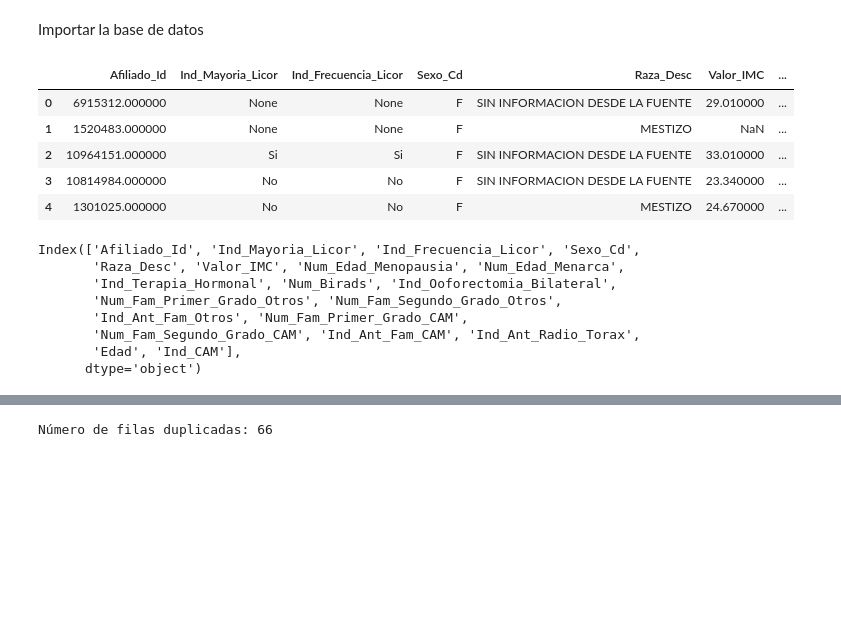
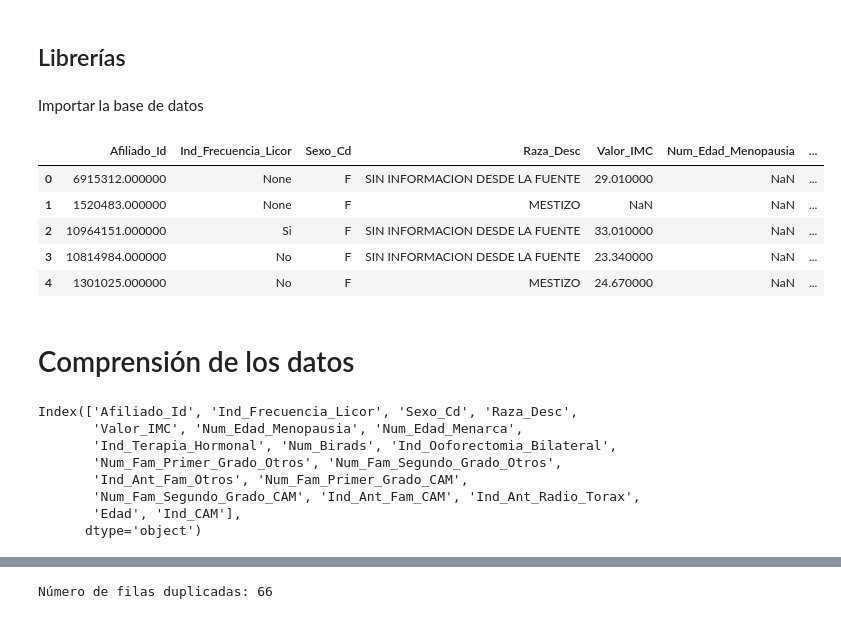
Before and after one commit to jherronr/Modelo_CA_Mama, a Jupyter notebook: Modelo_CA_Mama.ipynb, the cells around one changed output, grey strips where cells are left out. Saved outputs shown, nothing was run; the diff lists cells and outputs as text; code cells hidden in the pictures; blank space fills up the shorter version.

Commit message:
Se termina la comprension de los datos. Se hizo todo el proceso de calidad de datos.

```diff
--- a/Modelo_CA_Mama.ipynb
+++ b/Modelo_CA_Mama.ipynb
@@ -1,3 +8,5 @@
+# %% [markdown]
+## Librerías
 # %%
 import pandas as pd
 import seaborn as sns
@@ -8,21 +18,23 @@ pd.options.display.float_format = '{:.6f}'.format  # Display up to 6 decimal pla
 # %% [markdown]
 Importar la base de datos
 # %%
-data_raw = pd.read_parquet('/content/Data_Ca_Mama.parquet')
+data_raw = pd.read_parquet(r"..\Modelo_CA_Mama\Data_Ca_Mama.parquet", engine='fastparquet')
 data_raw.head()
 # %% [output]
-|  | Afiliado_Id | Ind_Mayoria_Licor | Ind_Frecuencia_Licor | Sexo_Cd | Raza_Desc | Valor_IMC | ... |
-| 0 | 6915312.000000 | None | None | F | SIN INFORMACION DESDE LA FUENTE | 29.010000 | ... |
-| 1 | 1520483.000000 | None | None | F | MESTIZO | NaN | ... |
-| 2 | 10964151.000000 | Si | Si | F | SIN INFORMACION DESDE LA FUENTE | 33.010000 | ... |
-| 3 | 10814984.000000 | No | No | F | SIN INFORMACION DESDE LA FUENTE | 23.340000 | ... |
-| 4 | 1301025.000000 | No | No | F | MESTIZO | 24.670000 | ... |
+|  | Afiliado_Id | Ind_Frecuencia_Licor | Sexo_Cd | Raza_Desc | Valor_IMC | Num_Edad_Menopausia | ... |
+| 0 | 6915312.000000 | None | F | SIN INFORMACION DESDE LA FUENTE | 29.010000 | NaN | ... |
+| 1 | 1520483.000000 | None | F | MESTIZO | NaN | NaN | ... |
+| 2 | 10964151.000000 | Si | F | SIN INFORMACION DESDE LA FUENTE | 33.010000 | NaN | ... |
+| 3 | 10814984.000000 | No | F | SIN INFORMACION DESDE LA FUENTE | 23.340000 | NaN | ... |
+| 4 | 1301025.000000 | No | F | MESTIZO | 24.670000 | NaN | ... |
+# %% [markdown]
+# Comprensión de los datos
 # %%
 # Revisar las variables que están en el DataFrame
 data_raw.columns
 # %% [output]
-Index(['Afiliado_Id', 'Ind_Mayoria_Licor', 'Ind_Frecuencia_Licor', 'Sexo_Cd',
-       'Raza_Desc', 'Valor_IMC', 'Num_Edad_Menopausia', 'Num_Edad_Menarca',
+Index(['Afiliado_Id', 'Ind_Frecuencia_Licor', 'Sexo_Cd', 'Raza_Desc',
+       'Valor_IMC', 'Num_Edad_Menopausia', 'Num_Edad_Menarca',
        'Ind_Terapia_Hormonal', 'Num_Birads', 'Ind_Ooforectomia_Bilateral',
        'Num_Fam_Primer_Grado_Otros', 'Num_Fam_Segundo_Grado_Otros',
        'Ind_Ant_Fam_Otros', 'Num_Fam_Primer_Grado_CAM',
```
Also changed, not shown: parts of 50 cells of this notebook, 3 other files.
